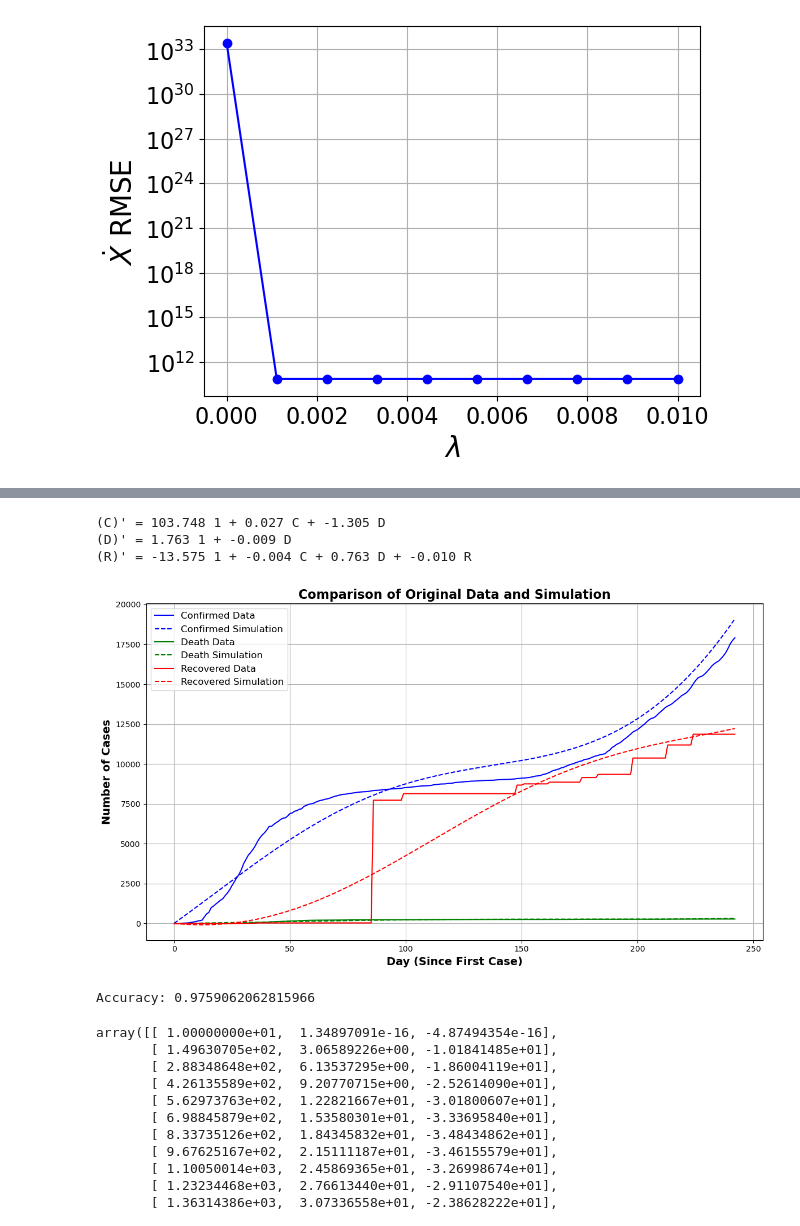
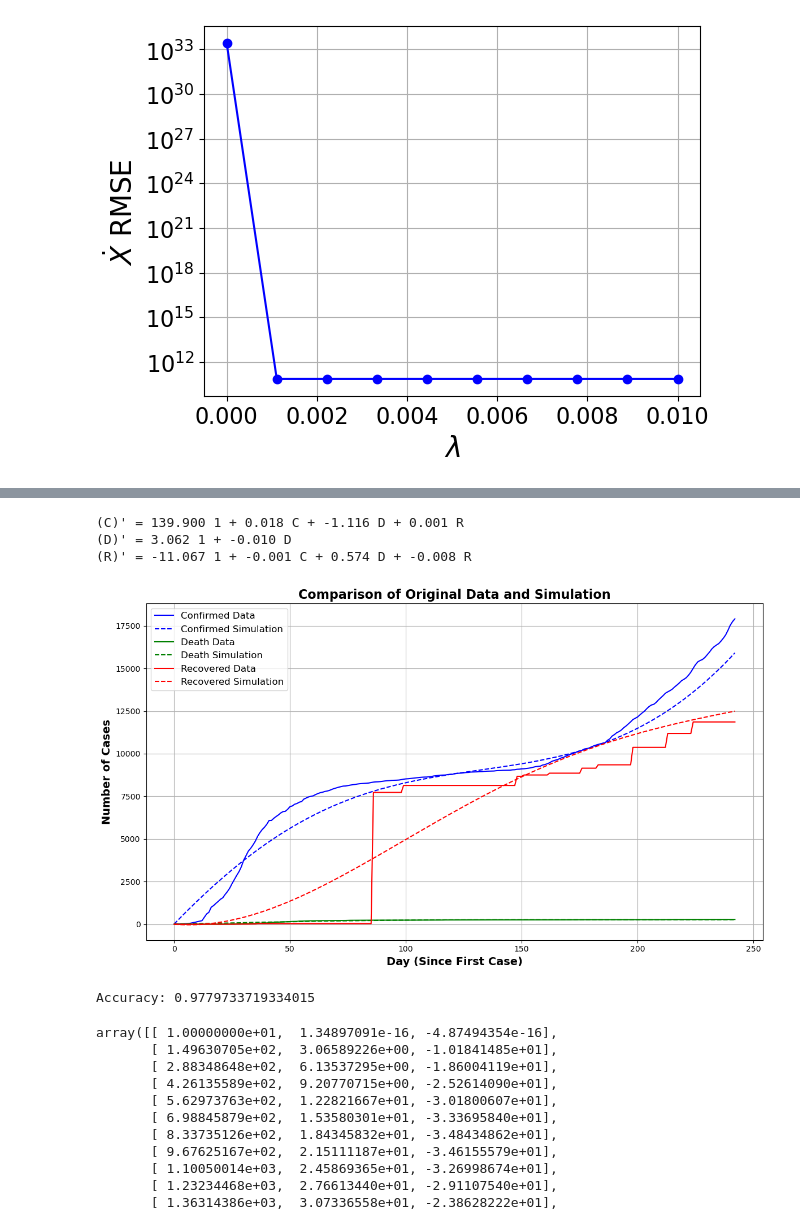
Before and after one commit to olufisayo-akindele/Sparse-Indetification-of-Nonlinear-Dynamics, a Jupyter notebook: pysindy-master/examples/1_feature_overview/Covid-19 sindy 2.ipynb, the cells around one changed output, grey strips where cells are left out. Saved outputs shown, nothing was run; the diff lists cells and outputs as text; code cells hidden in the pictures.

```diff
--- a/pysindy-master/examples/1_feature_overview/Covid-19 sindy 2.ipynb
+++ b/pysindy-master/examples/1_feature_overview/Covid-19 sindy 2.ipynb
@@ -525,22 +525,22 @@ plot_data_and_derivative(U_comp_test_N,covid_dt, ps.SmoothedFiniteDifference(smo
 # %%
 feature_names= ['C','D','R']
 opt=ps.STLSQ(threshold=0.0001)#degree of sparsity
 library=ps.PolynomialLibrary(degree=1)
-dm=ps.SmoothedFiniteDifference(smoother_kws={'window_length': 30, 'polyorder': 2})._differentiate
+dm=ps.SmoothedFiniteDifference(smoother_kws={'window_length': 50, 'polyorder': 1})._differentiate
 model_covid = ps.SINDy(feature_names=feature_names, feature_library=library,optimizer=opt,differentiation_method=dm)
 model_covid.fit(U_comp_test_N, t=1)
 model_covid.print()
 
 u0_comp_N=np.array([10,0,0])
 x_sim_N=model_covid.simulate(u0_comp_N,t=T_test_N)
 plot_org_sim(U_comp_test_N,x_sim_N,['Confirmed','Death','Recovered'])
 print("Accuracy: " +str(CalcAccuracy(U_comp_test_N,x_sim_N)))
 # %% [output]
-(C)' = 103.748 1 + 0.027 C + -1.305 D
-(D)' = 1.763 1 + -0.009 D
-(R)' = -13.575 1 + -0.004 C + 0.763 D + -0.010 R
+(C)' = 139.900 1 + 0.018 C + -1.116 D + 0.001 R
+(D)' = 3.062 1 + -0.010 D
+(R)' = -11.067 1 + -0.001 C + 0.574 D + -0.008 R
-[figure, old version]
+[figure, new version]
-Accuracy: 0.9759062062815966
+Accuracy: 0.9779733719334015
 # %%
 x_sim_N
 # %% [output]
```
Also changed, not shown: parts of 1 cell of this notebook.
